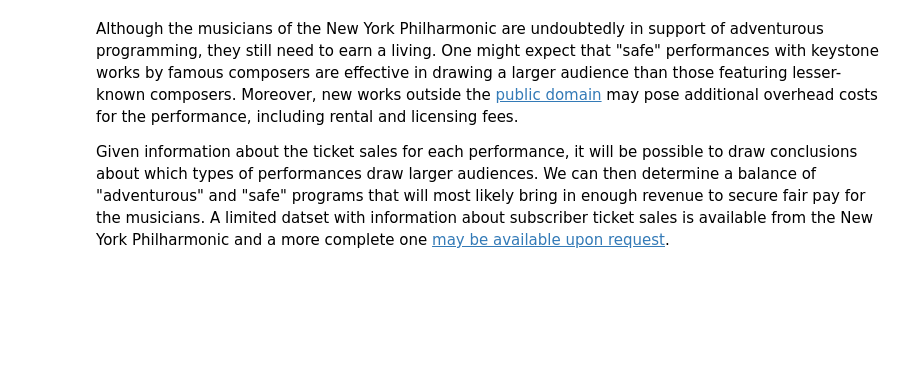
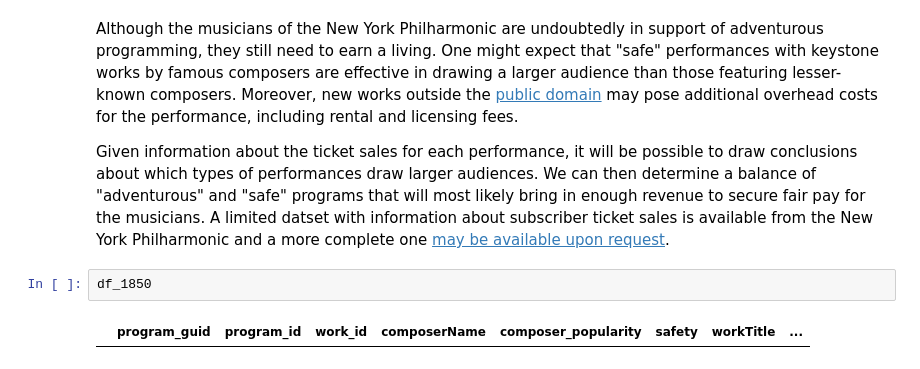
Before and after one commit to physinet/NY-Phil-EDA, a Jupyter notebook: EDA.ipynb, the cells around one changed output. Saved outputs shown, nothing was run; the diff lists cells and outputs as text; blank space fills up the shorter version.

```diff
--- a/EDA.ipynb
+++ b/EDA.ipynb
@@ -596,3 +633,7 @@ ax = safety_per_year.plot()
 Although the musicians of the New York Philharmonic are undoubtedly in support of adventurous programming, they still need to earn a living. One might expect that "safe" performances with keystone works by famous composers are effective in drawing a larger audience than those featuring lesser-known composers. Moreover, new works outside the [public domain](https://en.wikipedia.org/wiki/Public_domain_music) may pose additional overhead costs for the performance, including rental and licensing fees.
 
 Given information about the ticket sales for each performance, it will be possible to draw conclusions about which types of performances draw larger audiences. We can then determine a balance of "adventurous" and "safe" programs that will most likely bring in enough revenue to secure fair pay for the musicians. A limited datset with information about subscriber ticket sales is available from the New York Philharmonic and a more complete one [may be available upon request](https://archives.nyphil.org/index.php/open-data).
+# %%
+df_1850
+# %% [output]
+|  | program_guid | program_id | work_id | composerName | composer_popularity | safety | workTitle | ... |
```
Also changed, not shown: parts of 14 cells of this notebook.
